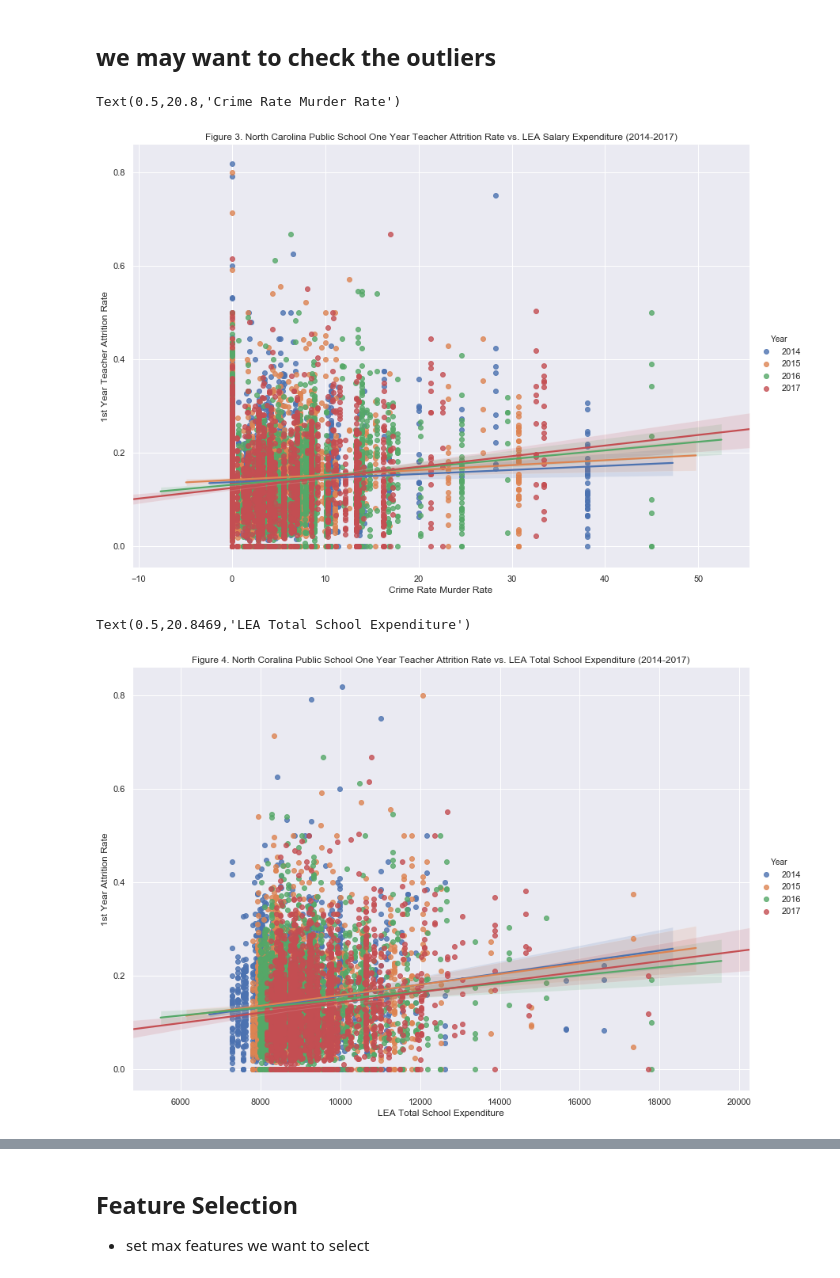
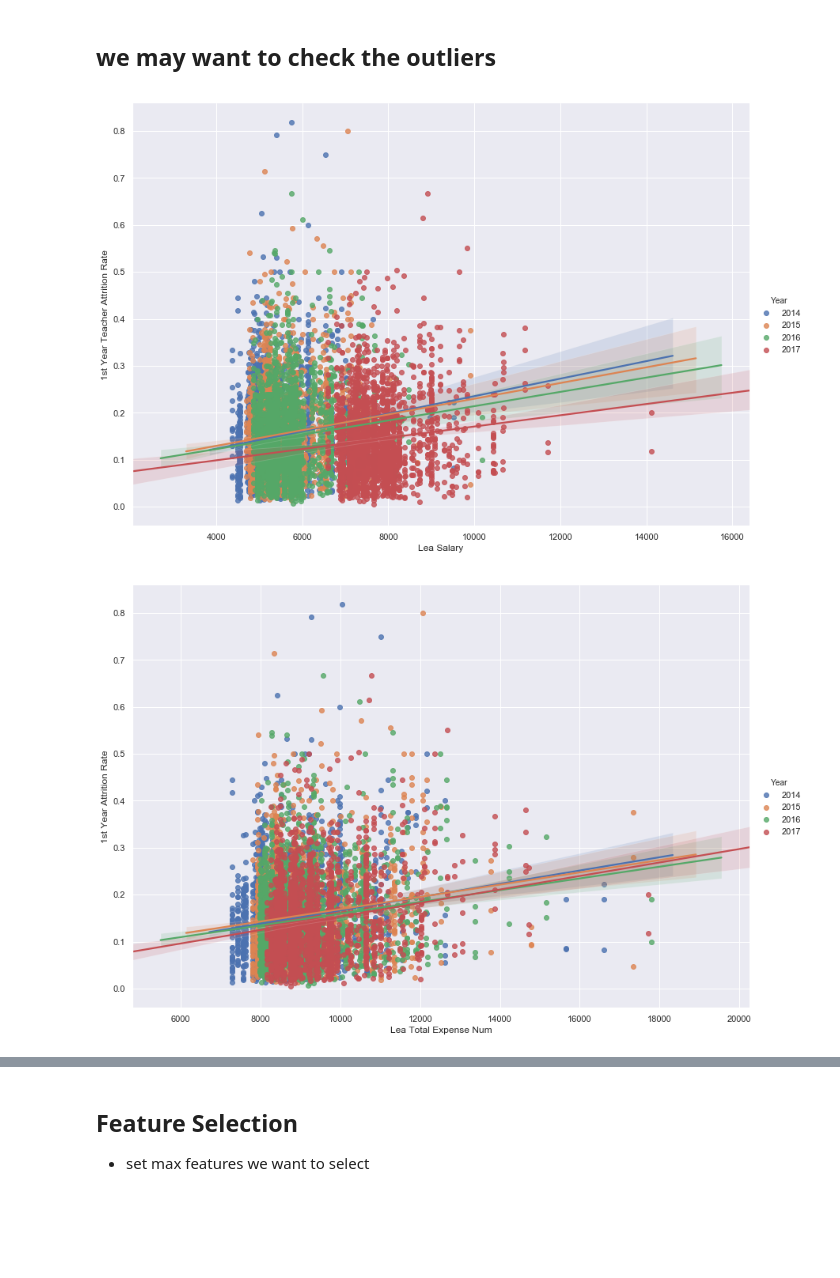
Before and after one commit to wtubin/TeacherRetentionofNC, a Jupyter notebook: 2017/Models/NCTeacherAttritionRatePredict.ipynb, the cells around one changed output, grey strips where cells are left out. Saved outputs shown, nothing was run; the diff lists cells and outputs as text; code cells hidden in the pictures; blank space fills up the shorter version.

```diff
--- a/2017/Models/NCTeacherAttritionRatePredict.ipynb
+++ b/2017/Models/NCTeacherAttritionRatePredict.ipynb
@@ -160,8 +172,8 @@ missing_values
 # %% [markdown]
 ### we are not remove the 0 1 year percentage for now.
 # %%
-# zeroAttrition = schData[schData['_1yr_tchr_trnovr_pct']==0.0].index
-# schData = schData.drop(zeroAttrition,axis=0)
-# print('*********After: Removing rows with first year turn over percentage =0.00******')
-# schData.info(verbose=False)
-# print ('\r\nRows Deleted: ', len(zeroAttrition))
+zeroAttrition = schData[schData['_1yr_tchr_trnovr_pct']==0.0].index
+schData = schData.drop(zeroAttrition,axis=0)
+print('*********After: Removing rows with first year turn over percentage =0.00******')
+schData.info(verbose=False)
+print ('\r\nRows Deleted: ', len(zeroAttrition))
@@ -205,25 +222,25 @@ ax = sns.boxplot(x="Year", y="_1yr_tchr_trnovr_pct", data=schData)
 # %% [markdown]
 ## we may want to check the outliers
 # %%
-
-sns.lmplot(x="Crime_Rate_Murder_Rate", y="_1yr_tchr_trnovr_pct", hue = "Year", data=schData,height=8.27, aspect=11.7/8.27)
+sns.set_style("darkgrid")
+data = schData
+sns.lmplot(x="lea_salary", y="_1yr_tchr_trnovr_pct", hue = "Year",  data=data,height=8.27, aspect=11.7/8.27)
 sns.despine()
 
-plt.title("Figure 3. North Carolina Public School One Year Teacher Attrition Rate vs. LEA Salary Expenditure (2014-2017)")
+#plt.title("Figure 3. North Carolina Public School One Year Teacher Attrition Rate vs. LEA Salary Expenditure (2014-2017)")
 plt.ylabel('1st Year Teacher Attrition Rate')
-plt.xlabel('Crime Rate Murder Rate')
-
-# plt.show()
+plt.xlabel('Lea Salary')
+#plt.show()
+plt.savefig('Figure1.png')
 # %% [output]
-Text(0.5,20.8,'Crime Rate Murder Rate')
-[figure, old version]
+[figure, new version]
 # %%
 sns.lmplot(x="lea_total_expense_num", y="_1yr_tchr_trnovr_pct", hue="Year", data=schData,height=8.27, aspect=11.7/8.27)
 sns.despine()
 
-plt.title("Figure 4. North Coralina Public School One Year Teacher Attrition Rate vs. LEA Total School Expenditure (2014-2017)")
+#plt.title("Figure 4. North Coralina Public School One Year Teacher Attrition Rate vs. LEA Total School Expenditure (2014-2017)")
 plt.ylabel('1st Year Attrition Rate')
-plt.xlabel('LEA Total School Expenditure')
+plt.xlabel('Lea Total Expense Num')
+plt.savefig('Figure2.png')
 # %% [output]
-Text(0.5,20.8469,'LEA Total School Expenditure')
-[figure, old version]
+[figure, new version]
```
Also changed, not shown: parts of 56 cells of this notebook, 38 other files.
